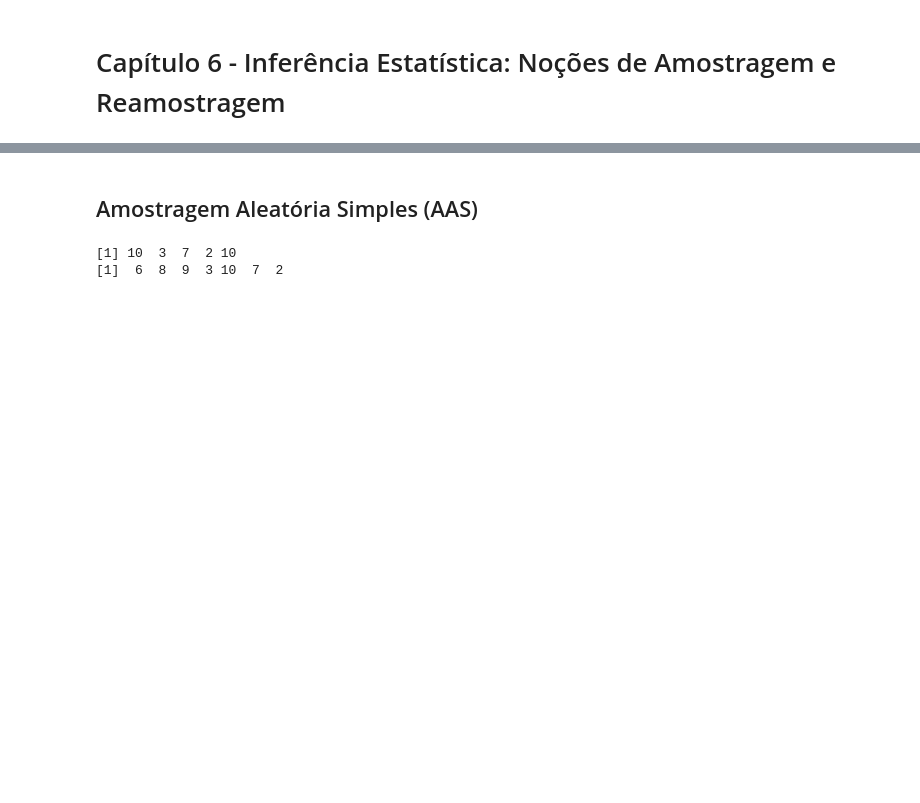
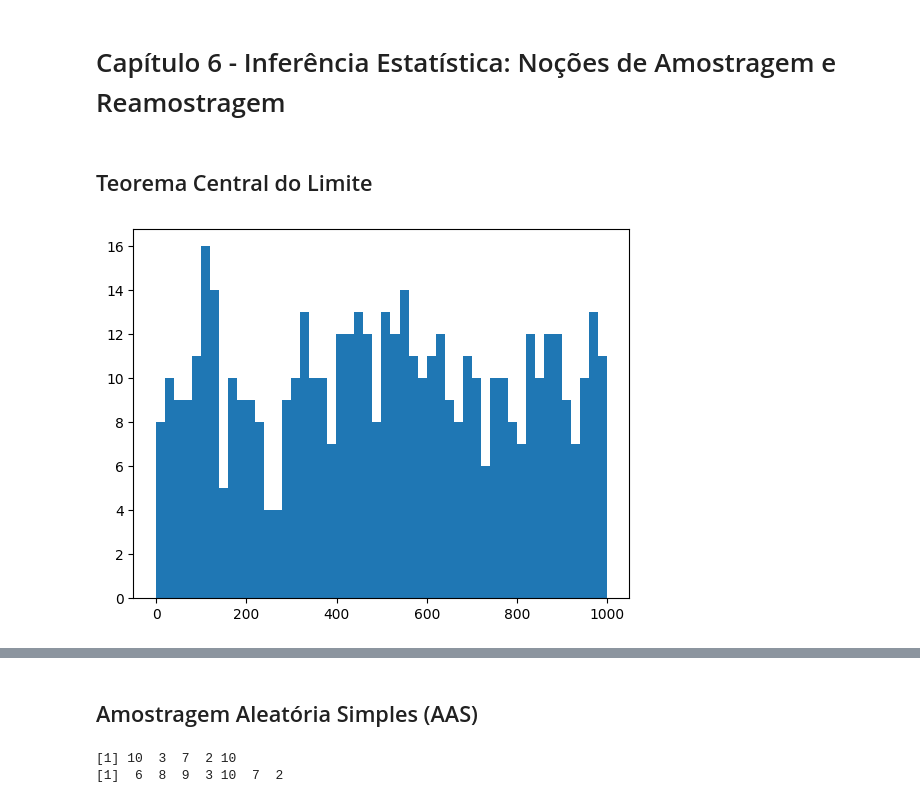
Before and after one commit to tatianaesc/estatisticadatascience, a Jupyter notebook: EstatisticaParaDataScience_Cap6.ipynb, the cells around one changed output, grey strips where cells are left out. Drawn from its saved outputs; the diff is of its cells as text; code cells hidden in the pictures; blank space fills up the shorter version.

```diff
--- a/EstatisticaParaDataScience_Cap6.ipynb
+++ b/EstatisticaParaDataScience_Cap6.ipynb
@@ -3,3 +5,22 @@
 # %%
 # Habilita a execução de R no Google Colab
 %load_ext rpy2.ipython
+# %% [markdown]
+## Teorema Central do Limite
+# %%
+# Imports de bibliotecas
+from sklearn.utils import resample
+from matplotlib import pyplot as plt
+import random
+import statistics
+
+# Dataset original
+
+# Gerando 500 números aleatórios limitados ao valor 1000
+lista_numeros = random.sample(range(1000), 500)
+
+# Plotando o histograma da lista_numeros
+plt.hist(lista_numeros, 50)
+plt.show()
+# %% [output]
+[figure, added]
```
Also changed, not shown: parts of 6 cells of this notebook.
